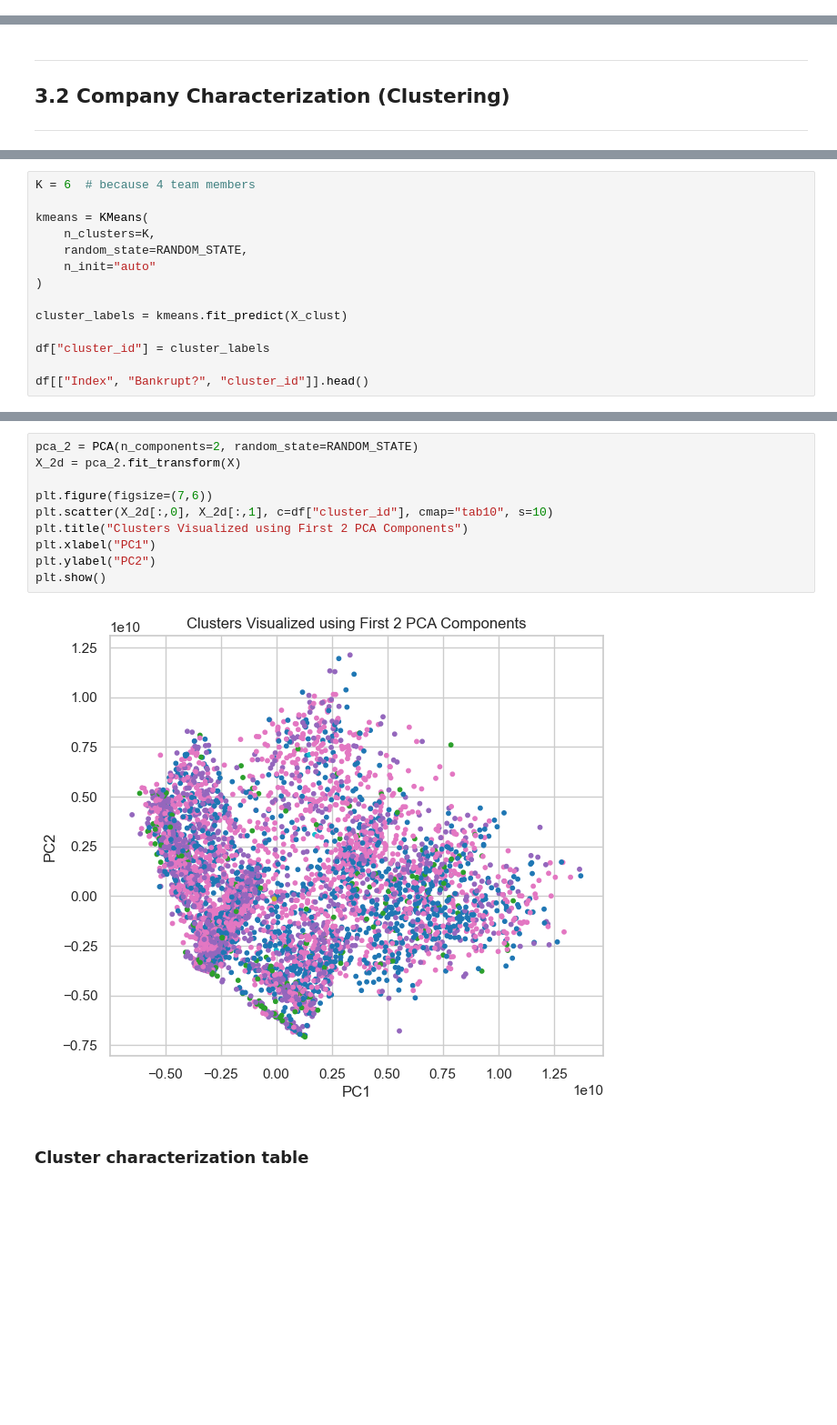
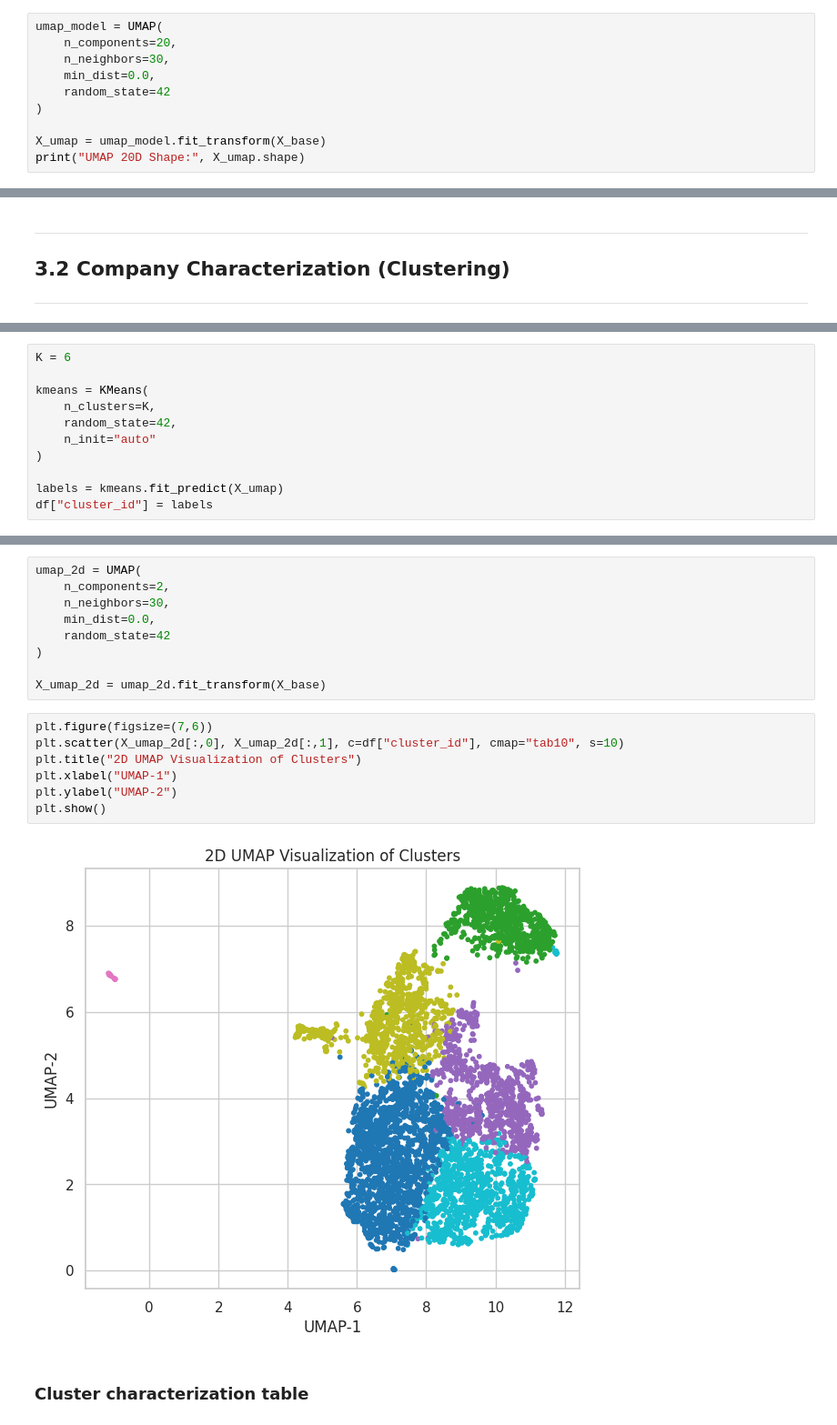
Before and after one commit to ParthGadekar0631/Corporate-Bankruptcy-Prediction-System, a Jupyter notebook: Group4_TrainingData.ipynb, the cells around one changed output, grey strips where cells are left out. Shown at 91% size. Saved outputs shown, nothing was run; the diff lists cells and outputs as text; blank space fills up the shorter version.

```diff
--- a/Group4_TrainingData.ipynb
+++ b/Group4_TrainingData.ipynb
@@ -152,0 +86,10 @@ plt.show()
+# %%
+umap_model = UMAP(
+    n_components=20,
+    n_neighbors=30,
+    min_dist=0.0,
+    random_state=42
+)
+
+X_umap = umap_model.fit_transform(X_base)
+print("UMAP 20D Shape:", X_umap.shape)
@@ -248,14 +134,11 @@ Saved: models/preprocessing_clustering.joblib
 # %%
-K = 6  # because 4 team members
+K = 6
 
 kmeans = KMeans(
     n_clusters=K,
-    random_state=RANDOM_STATE,
+    random_state=42,
     n_init="auto"
 )
 
-cluster_labels = kmeans.fit_predict(X_clust)
-
-df["cluster_id"] = cluster_labels
-
-df[["Index", "Bankrupt?", "cluster_id"]].head()
+labels = kmeans.fit_predict(X_umap)
+df["cluster_id"] = labels
@@ -271,15 +147,21 @@ df[["Index", "Bankrupt?", "cluster_id"]].head()
+# %%
+umap_2d = UMAP(
+    n_components=2,
+    n_neighbors=30,
+    min_dist=0.0,
+    random_state=42
+)
+
+X_umap_2d = umap_2d.fit_transform(X_base)
 # %%
-pca_2 = PCA(n_components=2, random_state=RANDOM_STATE)
-X_2d = pca_2.fit_transform(X)
-
 plt.figure(figsize=(7,6))
-plt.scatter(X_2d[:,0], X_2d[:,1], c=df["cluster_id"], cmap="tab10", s=10)
-plt.title("Clusters Visualized using First 2 PCA Components")
-plt.xlabel("PC1")
-plt.ylabel("PC2")
+plt.scatter(X_umap_2d[:,0], X_umap_2d[:,1], c=df["cluster_id"], cmap="tab10", s=10)
+plt.title("2D UMAP Visualization of Clusters")
+plt.xlabel("UMAP-1")
+plt.ylabel("UMAP-2")
 plt.show()
 # %% [output]
-[figure, old version]
+[figure, new version]
 # %% [markdown]
 ### Cluster characterization table
 # %%
```
Also changed, not shown: parts of 41 cells of this notebook, 11 other files.
